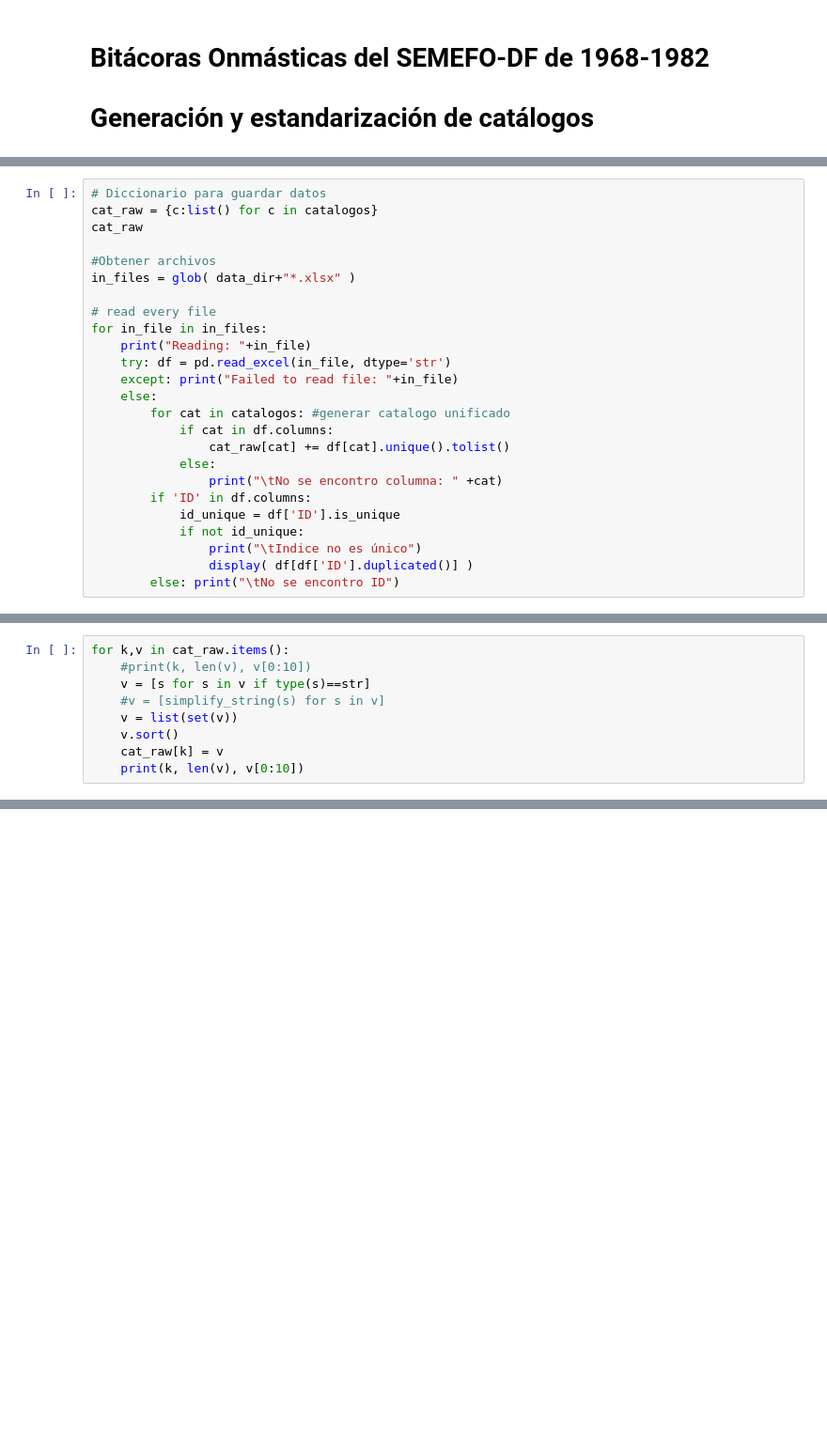
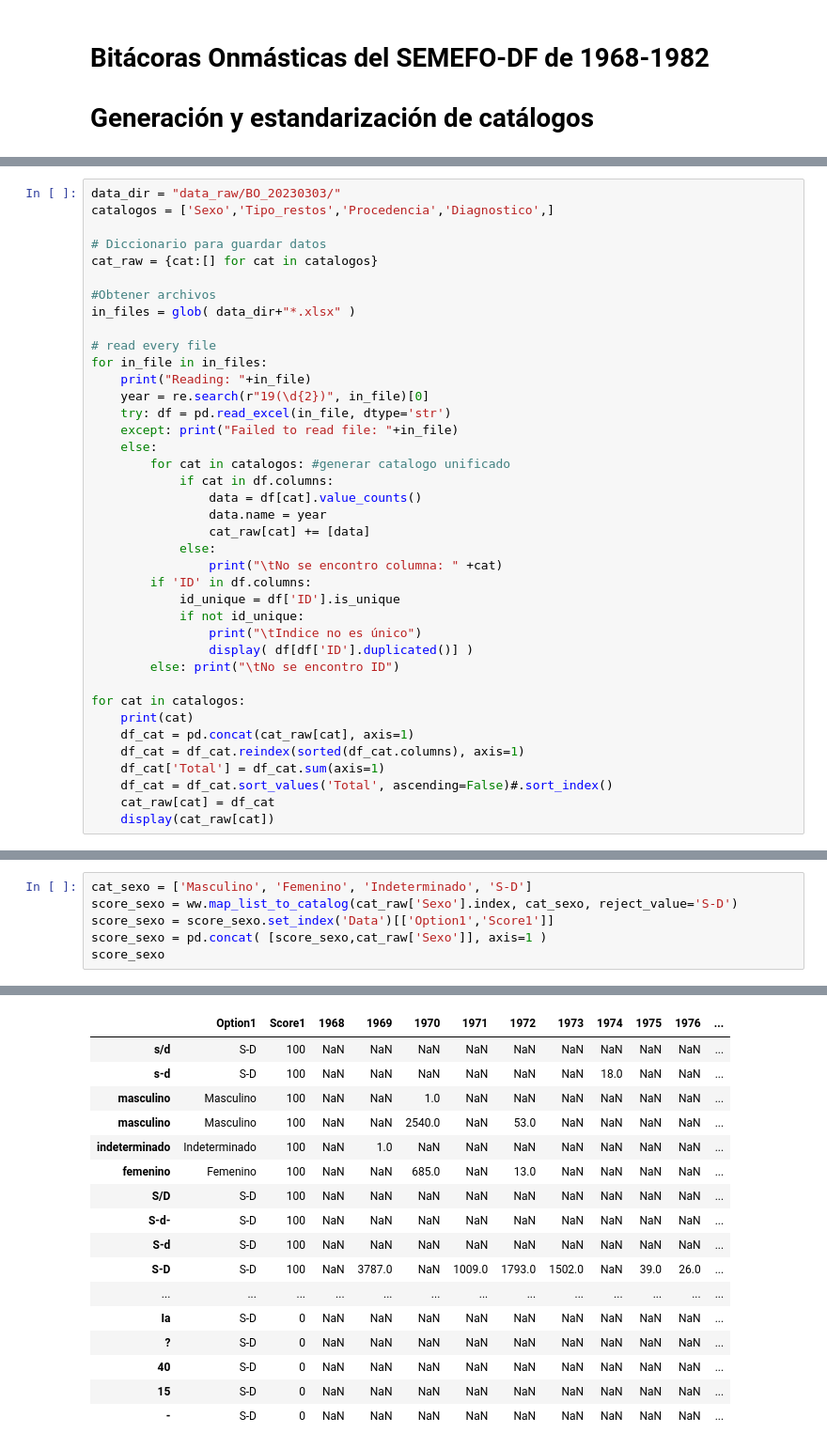
Before and after one commit to mar-esther23/SEMEFO_busqueda, a Jupyter notebook: BO_catalogos.ipynb, the cells around one changed output, grey strips where cells are left out. Shown at 94% size. Drawn from its saved outputs; the diff is of its cells as text; blank space fills up the shorter version.

```diff
--- a/BO_catalogos.ipynb
+++ b/BO_catalogos.ipynb
@@ -20,7 +26,9 @@ catalogos = ['Sexo','Tipo_restos','Procedencia','Diagnostico',]
 # %%
+data_dir = "data_raw/BO_20230303/"
+catalogos = ['Sexo','Tipo_restos','Procedencia','Diagnostico',]
+
 # Diccionario para guardar datos
-cat_raw = {c:list() for c in catalogos}
-cat_raw
+cat_raw = {cat:[] for cat in catalogos}
 
 #Obtener archivos
 in_files = glob( data_dir+"*.xlsx" )
@@ -28,12 +36,15 @@ in_files = glob( data_dir+"*.xlsx" )
 # read every file
 for in_file in in_files:
     print("Reading: "+in_file)
+    year = re.search(r"19(\d{2})", in_file)[0]
     try: df = pd.read_excel(in_file, dtype='str')
     except: print("Failed to read file: "+in_file)
     else:
         for cat in catalogos: #generar catalogo unificado
             if cat in df.columns:
-                cat_raw[cat] += df[cat].unique().tolist()
+                data = df[cat].value_counts()
+                data.name = year
+                cat_raw[cat] += [data]
             else:
                 print("\tNo se encontro columna: " +cat)
         if 'ID' in df.columns:
@@ -42,4 +53,13 @@ for in_file in in_files:
                 print("\tIndice no es único")
                 display( df[df['ID'].duplicated()] )
         else: print("\tNo se encontro ID")
+
+for cat in catalogos:
+    print(cat)
+    df_cat = pd.concat(cat_raw[cat], axis=1)
+    df_cat = df_cat.reindex(sorted(df_cat.columns), axis=1)
+    df_cat['Total'] = df_cat.sum(axis=1)
+    df_cat = df_cat.sort_values('Total', ascending=False)#.sort_index()
+    cat_raw[cat] = df_cat
+    display(cat_raw[cat])
 # %% [output]
@@ -89,9 +80,0 @@ Reading: data_raw/B0_20230223/SEMEFO_BO_1973_revision.xlsx
-# %%
-for k,v in cat_raw.items():
-    #print(k, len(v), v[0:10])
-    v = [s for s in v if type(s)==str]
-    #v = [simplify_string(s) for s in v]
-    v = list(set(v))
-    v.sort()
-    cat_raw[k] = v
-    print(k, len(v), v[0:10])
@@ -124,0 +83,7 @@ cat_raw['Sexo']
+# %%
+cat_sexo = ['Masculino', 'Femenino', 'Indeterminado', 'S-D']
+score_sexo = ww.map_list_to_catalog(cat_raw['Sexo'].index, cat_sexo, reject_value='S-D')
+score_sexo = score_sexo.set_index('Data')[['Option1','Score1']]
+score_sexo = pd.concat( [score_sexo,cat_raw['Sexo']], axis=1 )
+score_sexo
+# %% [output]
@@ -124,0 +93,17 @@ cat_raw['Sexo']
+|  | Option1 | Score1 | 1968 | 1969 | 1970 | 1971 | 1972 | 1973 | 1974 | 1975 | 1976 | ... |
+| s/d | S-D | 100 | NaN | NaN | NaN | NaN | NaN | NaN | NaN | NaN | NaN | ... |
+| s-d | S-D | 100 | NaN | NaN | NaN | NaN | NaN | NaN | 18.0 | NaN | NaN | ... |
+| masculino | Masculino | 100 | NaN | NaN | 1.0 | NaN | NaN | NaN | NaN | NaN | NaN | ... |
+| masculino | Masculino | 100 | NaN | NaN | 2540.0 | NaN | 53.0 | NaN | NaN | NaN | NaN | ... |
+| indeterminado | Indeterminado | 100 | NaN | 1.0 | NaN | NaN | NaN | NaN | NaN | NaN | NaN | ... |
+| femenino | Femenino | 100 | NaN | NaN | 685.0 | NaN | 13.0 | NaN | NaN | NaN | NaN | ... |
+| S/D | S-D | 100 | NaN | NaN | NaN | NaN | NaN | NaN | NaN | NaN | NaN | ... |
+| S-d- | S-D | 100 | NaN | NaN | NaN | NaN | NaN | NaN | NaN | NaN | NaN | ... |
+| S-d | S-D | 100 | NaN | NaN | NaN | NaN | NaN | NaN | NaN | NaN | NaN | ... |
+| S-D | S-D | 100 | NaN | 3787.0 | NaN | 1009.0 | 1793.0 | 1502.0 | NaN | 39.0 | 26.0 | ... |
+| ... | ... | ... | ... | ... | ... | ... | ... | ... | ... | ... | ... | ... |
+| Ia | S-D | 0 | NaN | NaN | NaN | NaN | NaN | NaN | NaN | NaN | NaN | ... |
+| ? | S-D | 0 | NaN | NaN | NaN | NaN | NaN | NaN | NaN | NaN | NaN | ... |
+| 40 | S-D | 0 | NaN | NaN | NaN | NaN | NaN | NaN | NaN | NaN | NaN | ... |
+| 15 | S-D | 0 | NaN | NaN | NaN | NaN | NaN | NaN | NaN | NaN | NaN | ... |
+| - | S-D | 0 | NaN | NaN | NaN | NaN | NaN | NaN | NaN | NaN | NaN | ... |
```
Also changed, not shown: parts of 19 cells of this notebook, 2 other files.
